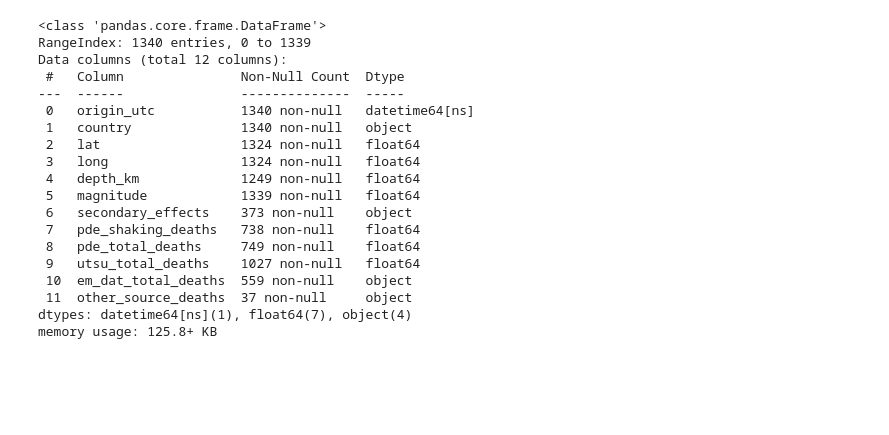
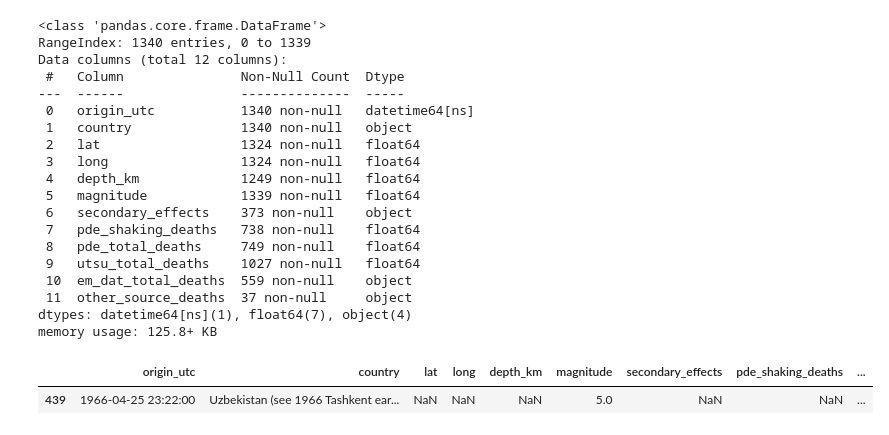
Before and after one commit to nss-data-science-cohort-4/dq3-earthquakes-mst-2-0, a Jupyter notebook: notebooks/webscrape_wiki_earthquake.ipynb, the cells around one changed output. Drawn from its saved outputs; the diff is of its cells as text; code cells hidden in the pictures; blank space fills up the shorter version.

```diff
--- a/notebooks/webscrape_wiki_earthquake.ipynb
+++ b/notebooks/webscrape_wiki_earthquake.ipynb
@@ -3,6 +3,8 @@ import pandas as pd
 import requests
 from bs4 import BeautifulSoup
 import re
+
+pd.set_option('display.max_rows', 1500)
 # %%
 #set url
 url = 'https://en.wikipedia.org/wiki/List_of_deadly_earthquakes_since_1900'
@@ -217,3 +214,8 @@ Data columns (total 12 columns):
  11  other_source_deaths  37 non-null     object
 dtypes: datetime64[ns](1), float64(7), object(4)
 memory usage: 125.8+ KB
+# %%
+wikipedia_df[wikipedia_df['em_dat_total_deaths'] == '10[7]|']
+# %% [output]
+|  | origin_utc | country | lat | long | depth_km | magnitude | secondary_effects | pde_shaking_deaths | ... |
+| 439 | 1966-04-25 23:22:00 | Uzbekistan (see 1966 Tashkent ear... | NaN | NaN | NaN | 5.0 | NaN | NaN | ... |
```
Also changed, not shown: parts of 31 cells of this notebook.
